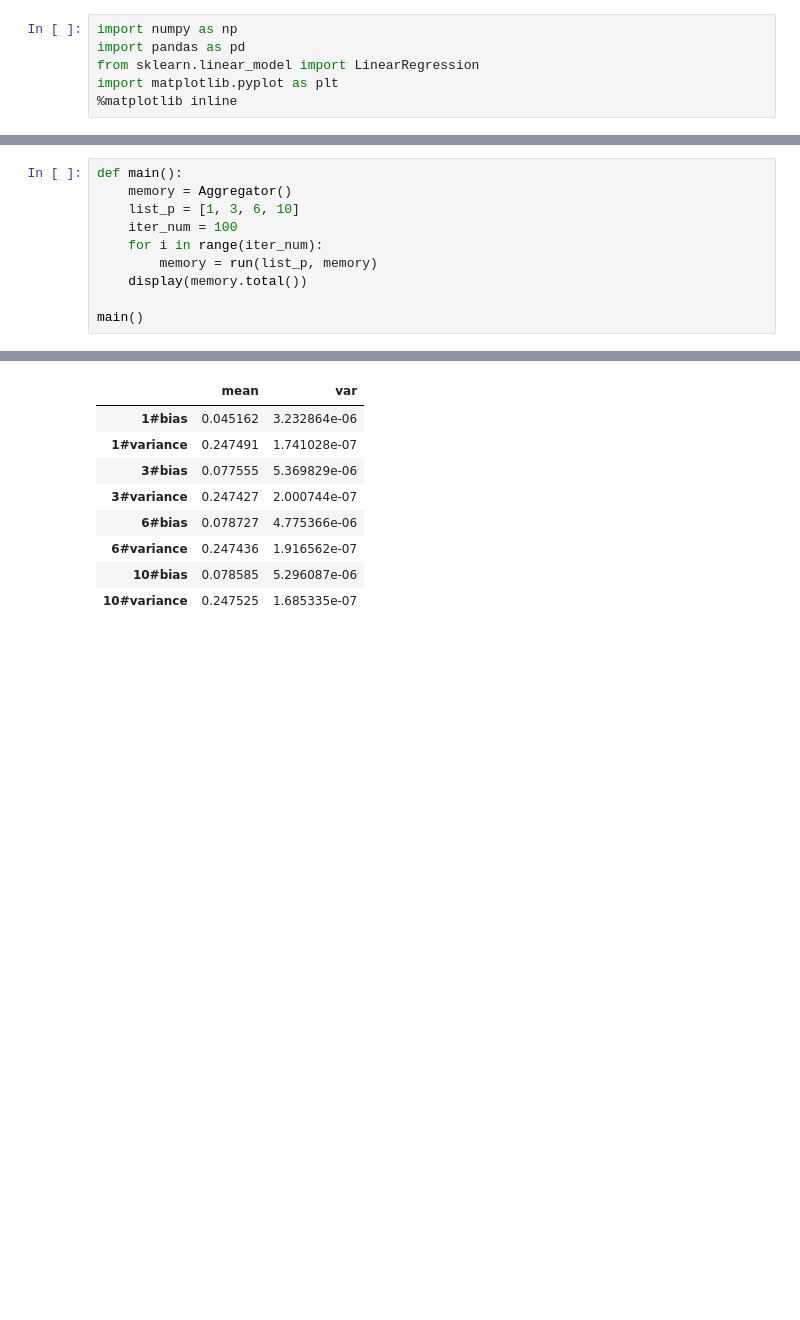
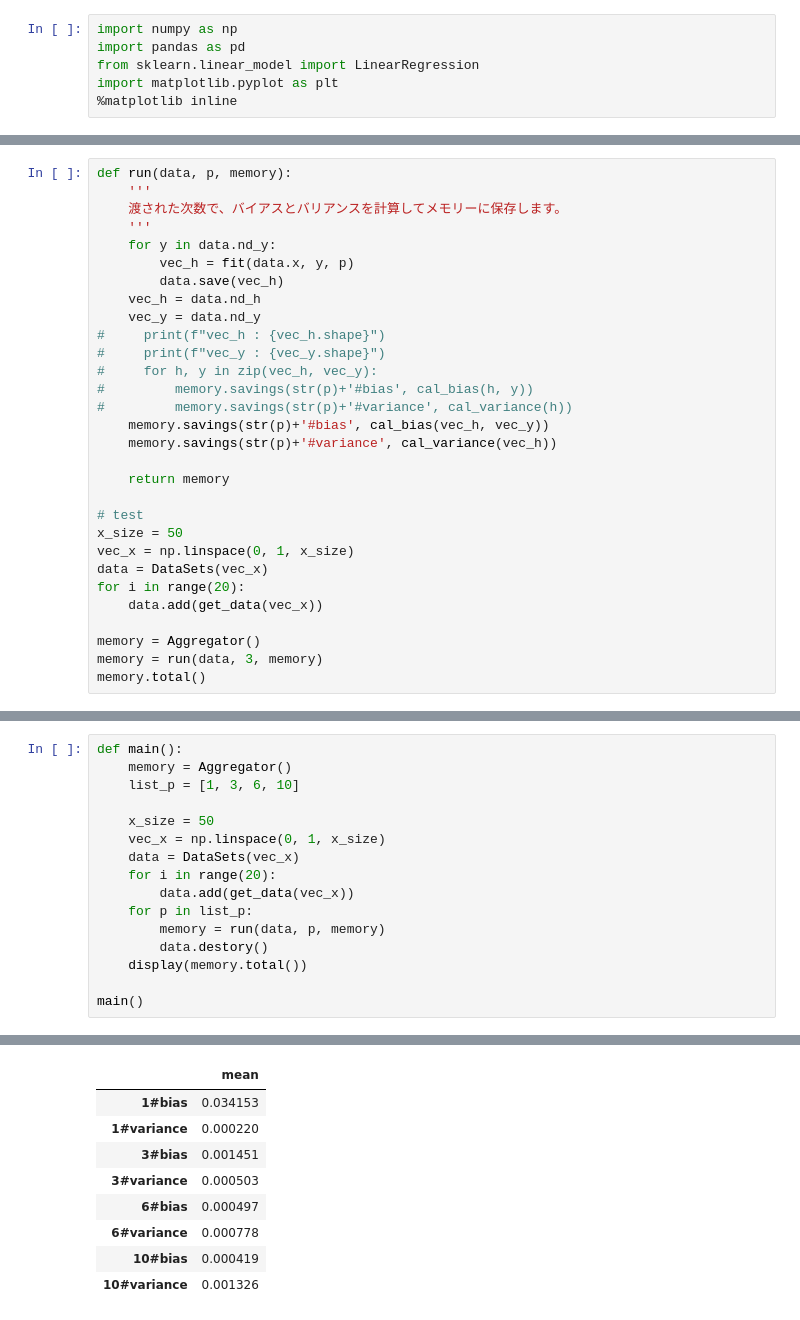
Before and after one commit to ya-mori/python-note, a Jupyter notebook: training/bias_variance.ipynb, the cells around one changed output, grey strips where cells are left out. Drawn from its saved outputs; the diff is of its cells as text; blank space fills up the shorter version.

```diff
--- a/training/bias_variance.ipynb
+++ b/training/bias_variance.ipynb
@@ -145,0 +186,30 @@ memory.total()
+# %%
+def run(data, p, memory):
+    '''
+    渡された次数で、バイアスとバリアンスを計算してメモリーに保存します。
+    '''
+    for y in data.nd_y:
+        vec_h = fit(data.x, y, p)
+        data.save(vec_h)
+    vec_h = data.nd_h
+    vec_y = data.nd_y
+#     print(f"vec_h : {vec_h.shape}")
+#     print(f"vec_y : {vec_y.shape}")
+#     for h, y in zip(vec_h, vec_y):
+#         memory.savings(str(p)+'#bias', cal_bias(h, y))
+#         memory.savings(str(p)+'#variance', cal_variance(h))
+    memory.savings(str(p)+'#bias', cal_bias(vec_h, vec_y))
+    memory.savings(str(p)+'#variance', cal_variance(vec_h))
+
+    return memory
+
+# test
+x_size = 50
+vec_x = np.linspace(0, 1, x_size)
+data = DataSets(vec_x)
+for i in range(20):
+    data.add(get_data(vec_x))
+
+memory = Aggregator()
+memory = run(data, 3, memory)
+memory.total()
@@ -147,9 +223,15 @@ memory.total()
 def main():
     memory = Aggregator()
     list_p = [1, 3, 6, 10]
-    iter_num = 100
-    for i in range(iter_num):
-        memory = run(list_p, memory)
+
+    x_size = 50
+    vec_x = np.linspace(0, 1, x_size)
+    data = DataSets(vec_x)
+    for i in range(20):
+        data.add(get_data(vec_x))
+    for p in list_p:
+        memory = run(data, p, memory)
+        data.destory()
     display(memory.total())
 
 main()
@@ -157,9 +247,9 @@ main()
-|  | mean | var |
-| 1#bias | 0.045162 | 3.232864e-06 |
-| 1#variance | 0.247491 | 1.741028e-07 |
-| 3#bias | 0.077555 | 5.369829e-06 |
-| 3#variance | 0.247427 | 2.000744e-07 |
-| 6#bias | 0.078727 | 4.775366e-06 |
-| 6#variance | 0.247436 | 1.916562e-07 |
-| 10#bias | 0.078585 | 5.296087e-06 |
-| 10#variance | 0.247525 | 1.685335e-07 |
+|  | mean |
+| 1#bias | 0.034153 |
+| 1#variance | 0.000220 |
+| 3#bias | 0.001451 |
+| 3#variance | 0.000503 |
+| 6#bias | 0.000497 |
+| 6#variance | 0.000778 |
+| 10#bias | 0.000419 |
+| 10#variance | 0.001326 |
```
Also changed, not shown: parts of 11 cells of this notebook, 2 other files.
